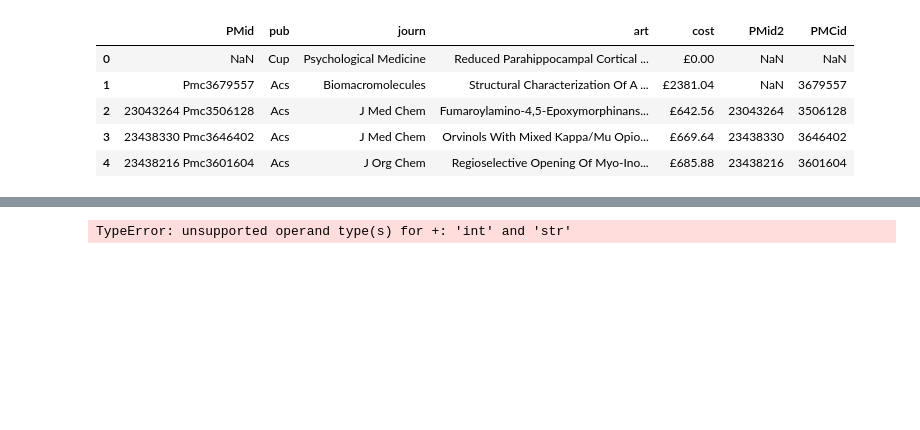
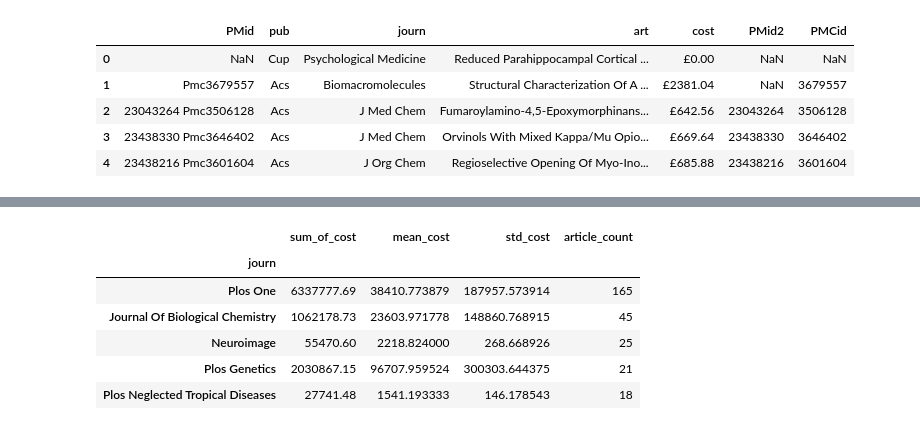
Before and after one commit to chrisoyer/thinkful_notes, a Jupyter notebook: drills/12.6 Data cleaning drill.ipynb, the cells around one changed output, grey strips where cells are left out. Saved outputs shown, nothing was run; the diff lists cells and outputs as text; code cells hidden in the pictures; blank space fills up the shorter version.

```diff
--- a/drills/12.6 Data cleaning drill.ipynb
+++ b/drills/12.6 Data cleaning drill.ipynb
@@ -206,6 +286,16 @@ data_df_nulls.head()
 | 93 | NaN | American Society For Microbiology | Journal Of Virology | The Human Adenovirus Type 5 L4 Pr... | £1312.59 | NaN | NaN | 1312.59 | NaN | NaN |
 # %%
 #summarize dataframe
-data_df_PMnotnulls.groupby('journ').agg({'cost_n': ['sum', 'mean', 'std', 'count']})#.sort_values(on='')
+data_grp_df = data_df_PMnotnulls.groupby('journ').agg({'cost_n': ['sum', 'mean', 'std', 'count']})
+data_grp_df.columns = ['_'.join(col).strip() for col in data_grp_df.columns.values]
+data_grp_df.columns = ['sum_of_cost', 'mean_cost', 'std_cost', 'article_count']
+data_grp_df.sort_values(by='article_count', inplace=True, ascending=False)
+data_grp_df.iloc[:5,:]
 # %% [output]
-TypeError: unsupported operand type(s) for +: 'int' and 'str'
+|  | sum_of_cost | mean_cost | std_cost | article_count |
+| journ |  |  |  |  |
+| Plos One | 6337777.69 | 38410.773879 | 187957.573914 | 165 |
+| Journal Of Biological Chemistry | 1062178.73 | 23603.971778 | 148860.768915 | 45 |
+| Neuroimage | 55470.60 | 2218.824000 | 268.668926 | 25 |
+| Plos Genetics | 2030867.15 | 96707.959524 | 300303.644375 | 21 |
+| Plos Neglected Tropical Diseases | 27741.48 | 1541.193333 | 146.178543 | 18 |
```
Also changed, not shown: parts of 16 cells of this notebook.
